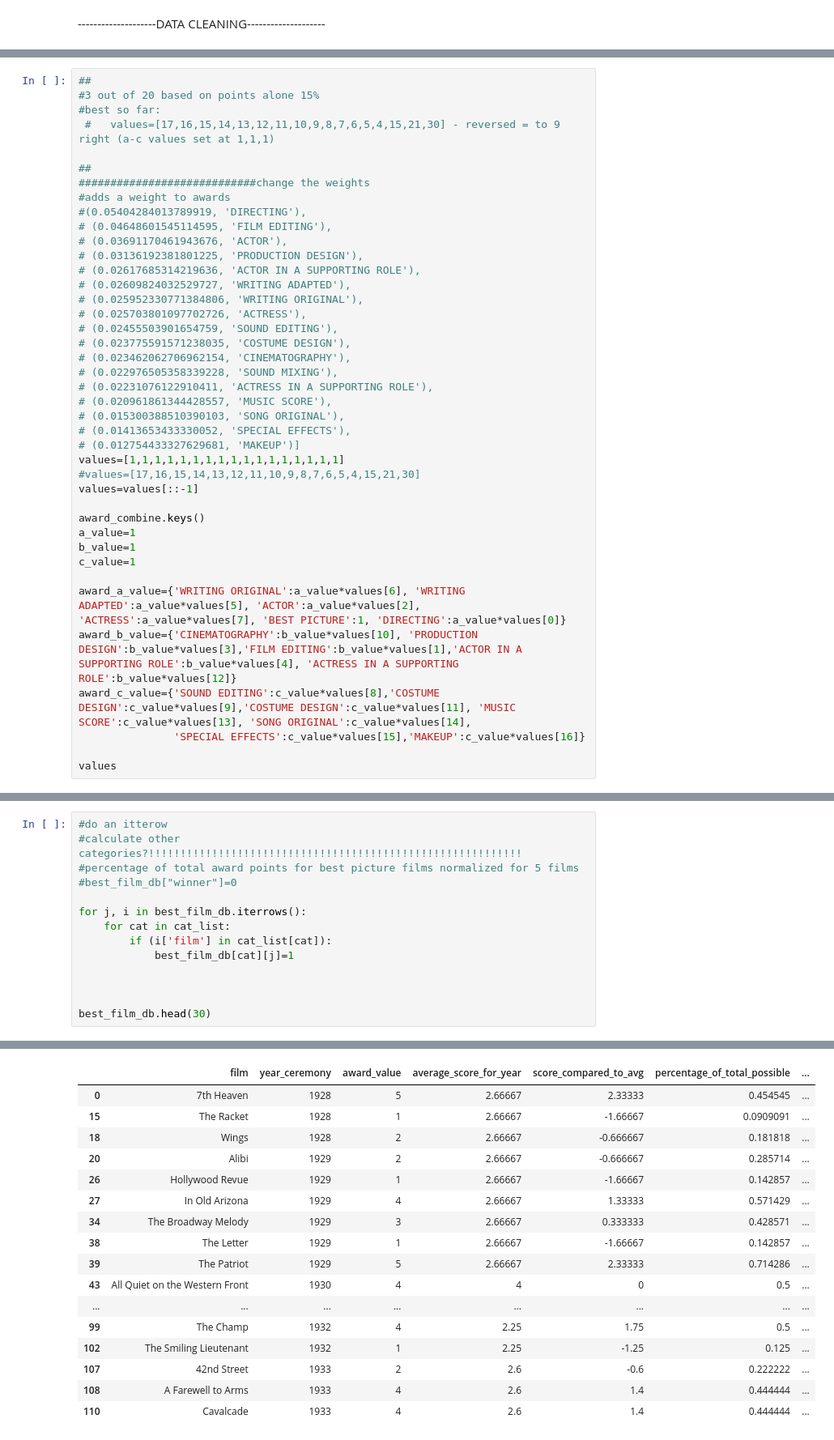
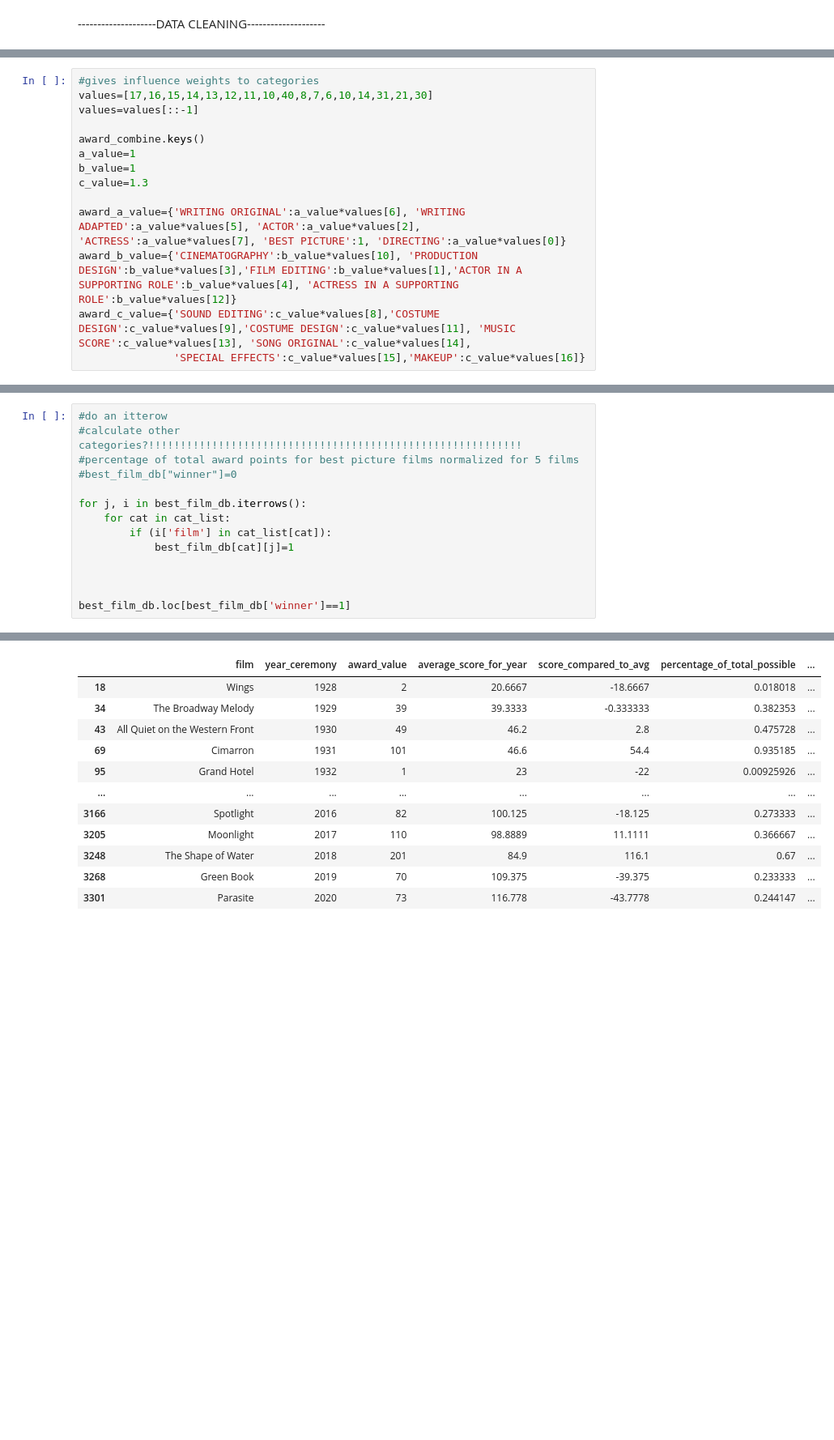
Before and after one commit to julia-claira/Machine_Learning_Oscars, a Jupyter notebook: academy_machine_learning.ipynb, the cells around one changed output, grey strips where cells are left out. Shown at 81% size. Drawn from its saved outputs; the diff is of its cells as text; blank space fills up the shorter version.

```diff
--- a/academy_machine_learning.ipynb
+++ b/academy_machine_learning.ipynb
@@ -130,43 +130,16 @@ See the caveats in the documentation: https://pandas.pydata.org/pandas-docs/stab
 # %%
 academy_db["award_value"]=0
 # %%
-##
-#3 out of 20 based on points alone 15%
-#best so far:
- #   values=[17,16,15,14,13,12,11,10,9,8,7,6,5,4,15,21,30] - reversed = to 9 right (a-c values set at 1,1,1)
-
-##
-############################change the weights
-#adds a weight to awards
-#(0.05404284013789919, 'DIRECTING'),
-# (0.04648601545114595, 'FILM EDITING'),
-# (0.03691170461943676, 'ACTOR'),
-# (0.03136192381801225, 'PRODUCTION DESIGN'),
-# (0.02617685314219636, 'ACTOR IN A SUPPORTING ROLE'),
-# (0.02609824032529727, 'WRITING ADAPTED'),
-# (0.025952330771384806, 'WRITING ORIGINAL'),
-# (0.025703801097702726, 'ACTRESS'),
-# (0.02455503901654759, 'SOUND EDITING'),
-# (0.023775591571238035, 'COSTUME DESIGN'),
-# (0.023462062706962154, 'CINEMATOGRAPHY'),
-# (0.022976505358339228, 'SOUND MIXING'),
-# (0.02231076122910411, 'ACTRESS IN A SUPPORTING ROLE'),
-# (0.020961861344428557, 'MUSIC SCORE'),
-# (0.015300388510390103, 'SONG ORIGINAL'),
-# (0.01413653433330052, 'SPECIAL EFFECTS'),
-# (0.012754433327629681, 'MAKEUP')]
-values=[1,1,1,1,1,1,1,1,1,1,1,1,1,1,1,1,1]
-#values=[17,16,15,14,13,12,11,10,9,8,7,6,5,4,15,21,30]
+#gives influence weights to categories
+values=[17,16,15,14,13,12,11,10,40,8,7,6,10,14,31,21,30]
 values=values[::-1]
 
 award_combine.keys()
 a_value=1
 b_value=1
-c_value=1
+c_value=1.3
 
 award_a_value={'WRITING ORIGINAL':a_value*values[6], 'WRITING ADAPTED':a_value*values[5], 'ACTOR':a_value*values[2], 'ACTRESS':a_value*values[7], 'BEST PICTURE':1, 'DIRECTING':a_value*values[0]}
 award_b_value={'CINEMATOGRAPHY':b_value*values[10], 'PRODUCTION DESIGN':b_value*values[3],'FILM EDITING':b_value*values[1],'ACTOR IN A SUPPORTING ROLE':b_value*values[4], 'ACTRESS IN A SUPPORTING ROLE':b_value*values[12]}
 award_c_value={'SOUND EDITING':c_value*values[8],'COSTUME DESIGN':c_value*values[9],'COSTUME DESIGN':c_value*values[11], 'MUSIC SCORE':c_value*values[13], 'SONG ORIGINAL':c_value*values[14],
                'SPECIAL EFFECTS':c_value*values[15],'MAKEUP':c_value*values[16]}
-
-values
@@ -518,36 +489,31 @@ See the caveats in the documentation: https://pandas.pydata.org/pandas-docs/stab
 # %%
 #do an itterow
 #calculate other categories?!!!!!!!!!!!!!!!!!!!!!!!!!!!!!!!!!!!!!!!!!!!!!!!!!!!!!!!!!!!
 #percentage of total award points for best picture films normalized for 5 films
 #best_film_db["winner"]=0
 
 for j, i in best_film_db.iterrows():
     for cat in cat_list:
         if (i['film'] in cat_list[cat]):
             best_film_db[cat][j]=1
 
 
 
-best_film_db.head(30)
+best_film_db.loc[best_film_db['winner']==1]
 # %% [output]
 A value is trying to be set on a copy of a slice from a DataFrame
 
 See the caveats in the documentation: https://pandas.pydata.org/pandas-docs/stable/user_guide/indexing.html#returning-a-view-versus-a-copy
   if __name__ == '__main__':
 |  | film | year_ceremony | award_value | average_score_for_year | score_compared_to_avg | percentage_of_total_possible | ... |
-| 0 | 7th Heaven | 1928 | 5 | 2.66667 | 2.33333 | 0.454545 | ... |
-| 15 | The Racket | 1928 | 1 | 2.66667 | -1.66667 | 0.0909091 | ... |
-| 18 | Wings | 1928 | 2 | 2.66667 | -0.666667 | 0.181818 | ... |
-| 20 | Alibi | 1929 | 2 | 2.66667 | -0.666667 | 0.285714 | ... |
-| 26 | Hollywood Revue | 1929 | 1 | 2.66667 | -1.66667 | 0.142857 | ... |
-| 27 | In Old Arizona | 1929 | 4 | 2.66667 | 1.33333 | 0.571429 | ... |
-| 34 | The Broadway Melody | 1929 | 3 | 2.66667 | 0.333333 | 0.428571 | ... |
-| 38 | The Letter | 1929 | 1 | 2.66667 | -1.66667 | 0.142857 | ... |
-| 39 | The Patriot | 1929 | 5 | 2.66667 | 2.33333 | 0.714286 | ... |
-| 43 | All Quiet on the Western Front | 1930 | 4 | 4 | 0 | 0.5 | ... |
+| 18 | Wings | 1928 | 2 | 20.6667 | -18.6667 | 0.018018 | ... |
+| 34 | The Broadway Melody | 1929 | 39 | 39.3333 | -0.333333 | 0.382353 | ... |
+| 43 | All Quiet on the Western Front | 1930 | 49 | 46.2 | 2.8 | 0.475728 | ... |
+| 69 | Cimarron | 1931 | 101 | 46.6 | 54.4 | 0.935185 | ... |
+| 95 | Grand Hotel | 1932 | 1 | 23 | -22 | 0.00925926 | ... |
 | ... | ... | ... | ... | ... | ... | ... | ... |
-| 99 | The Champ | 1932 | 4 | 2.25 | 1.75 | 0.5 | ... |
-| 102 | The Smiling Lieutenant | 1932 | 1 | 2.25 | -1.25 | 0.125 | ... |
-| 107 | 42nd Street | 1933 | 2 | 2.6 | -0.6 | 0.222222 | ... |
-| 108 | A Farewell to Arms | 1933 | 4 | 2.6 | 1.4 | 0.444444 | ... |
-| 110 | Cavalcade | 1933 | 4 | 2.6 | 1.4 | 0.444444 | ... |
+| 3166 | Spotlight | 2016 | 82 | 100.125 | -18.125 | 0.273333 | ... |
+| 3205 | Moonlight | 2017 | 110 | 98.8889 | 11.1111 | 0.366667 | ... |
+| 3248 | The Shape of Water | 2018 | 201 | 84.9 | 116.1 | 0.67 | ... |
+| 3268 | Green Book | 2019 | 70 | 109.375 | -39.375 | 0.233333 | ... |
+| 3301 | Parasite | 2020 | 73 | 116.778 | -43.7778 | 0.244147 | ... |
```
Also changed, not shown: parts of 42 cells of this notebook, 4 other files.
